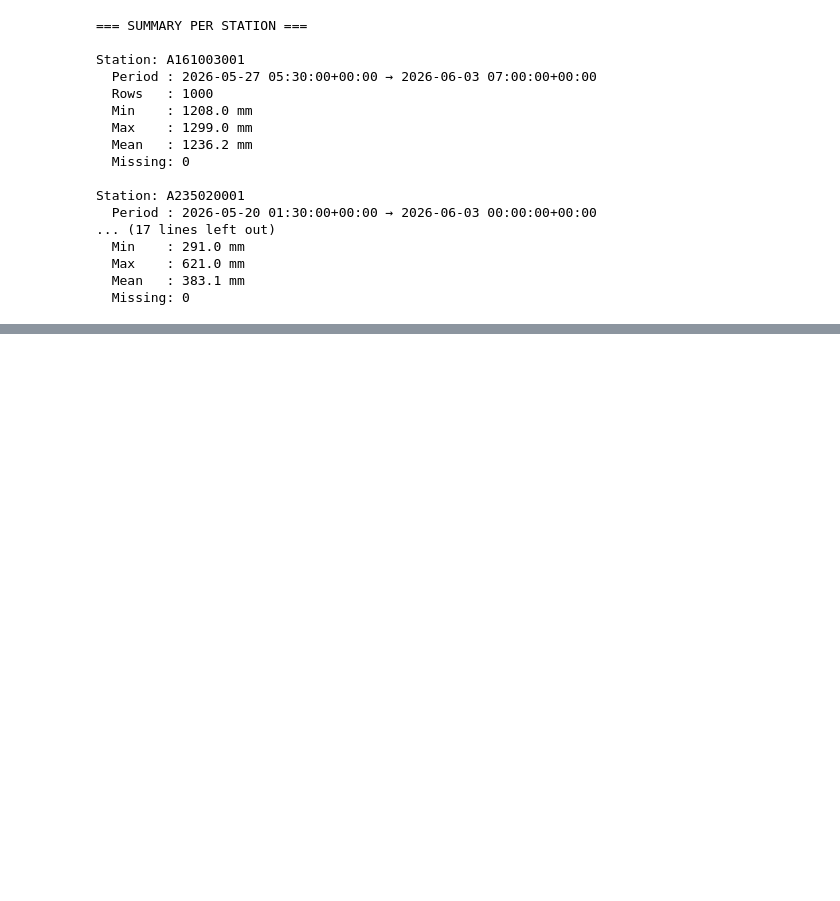
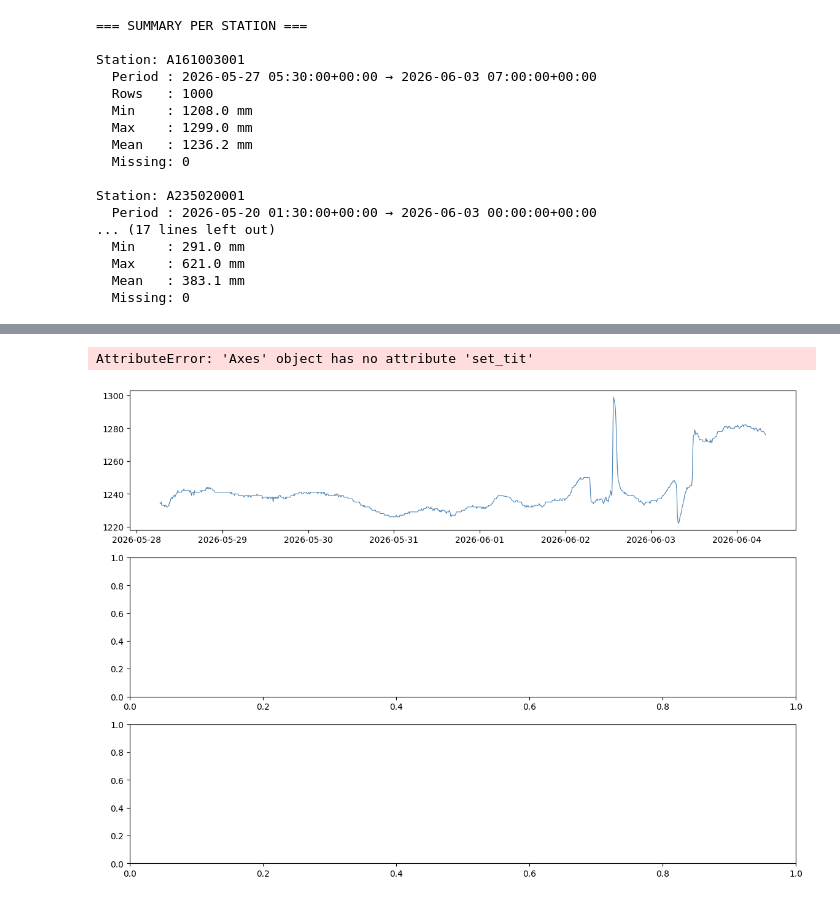
Before and after one commit to FatimatouBah/nowcast-flood-risk, a Jupyter notebook: src/fb/fb_01_eda.ipynb, the cells around one changed output, grey strips where cells are left out. Drawn from its saved outputs; the diff is of its cells as text; code cells hidden in the pictures; blank space fills up the shorter version.

Commit message:
FB : EDA water levels all stations Grand Est

```diff
--- a/src/fb/fb_01_eda.ipynb
+++ b/src/fb/fb_01_eda.ipynb
@@ -128,3 +128,13 @@ Station: A235020001
   Max    : 621.0 mm
   Mean   : 383.1 mm
   Missing: 0
+# %%
+import pandas as pd
+import matplotlib.pyplot as plt
+import os
+
+data_path = 'hubeau/'
+files = [f for f in os.listdir(data_path) if f.endswith('.csv') and 'obstr' in f]
+print(f"Files found: {len(files)}")
+for f in sorted(files):
+    print(f" - {f}")
@@ -130,0 +197,12 @@ Station: A235020001
+# %%
+dfs = {}
+for f in sorted(latest.values()):
+    parts = f.replace('.csv', '').split('_')
+    station = parts[2]
+    grandeur = parts[3]
+    key = f"{station}_{grandeur}"
+    df = pd.read_csv(data_path + f)
+    df['date_obs'] = pd.to_datetime(df['date_obs'])
+    df = df.sort_values('date_obs', ascending=False)
+    dfs[key] = df
+    print(f"{key} — {len(df)} rows — {df['date_obs'].min().date()} → {df['date_obs'].max().date()}")
@@ -130,0 +217,20 @@ Station: A235020001
+# %%
+fig, axes = plt.subplots(3, 1, figsize=(14, 10), sharex=False)
+
+stations_h = ['A161003001_H', 'A214010001_H', 'A348020001_H']
+titles = ['Ill à Colmar (A161003001)', 'Fecht à Ostheim (A214010001)', 'Zorn à Waltenheim (A348020001)']
+
+for ax, key, title in zip(axes, stations_h, titles):
+    df = dfs[key]
+    ax.plot(df['date_obs'], df['resultat_obs'], linewidth=0.8, color='steelblue')
+    ax.set_tit
+    le(title)
+    ax.set_ylabel('Height (mm)')
+
+plt.tight_layout()
+plt.savefig('hubeau/eda_water_levels.png', dpi=150)
+plt.show()
+print("Graph saved.")
+# %% [output]
+AttributeError: 'Axes' object has no attribute 'set_tit'
+[figure, added]
```
Also changed, not shown: parts of 3 cells of this notebook, 5 other files.
